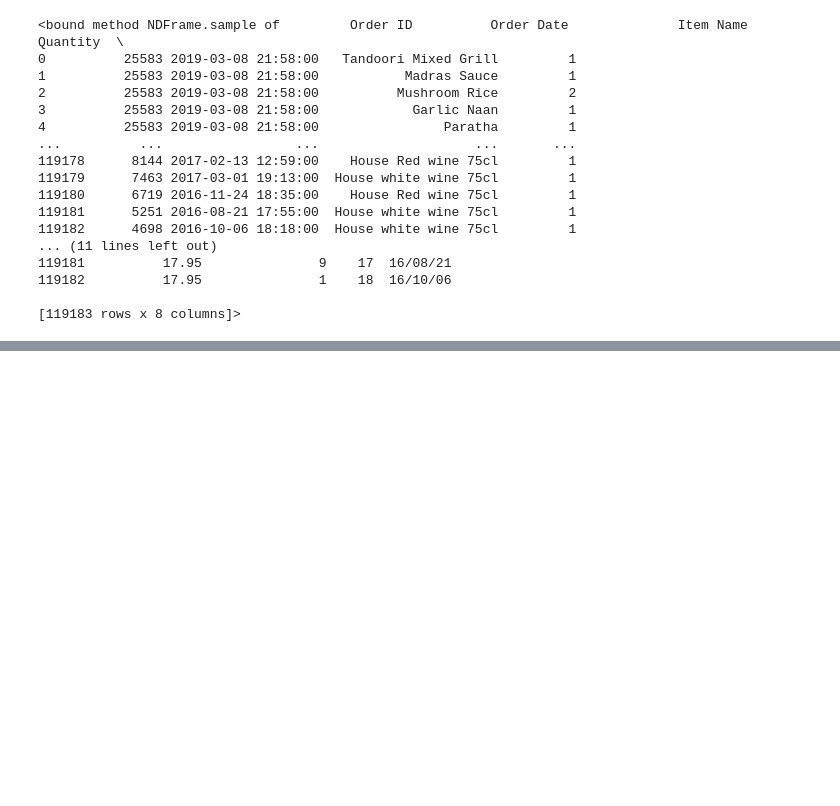
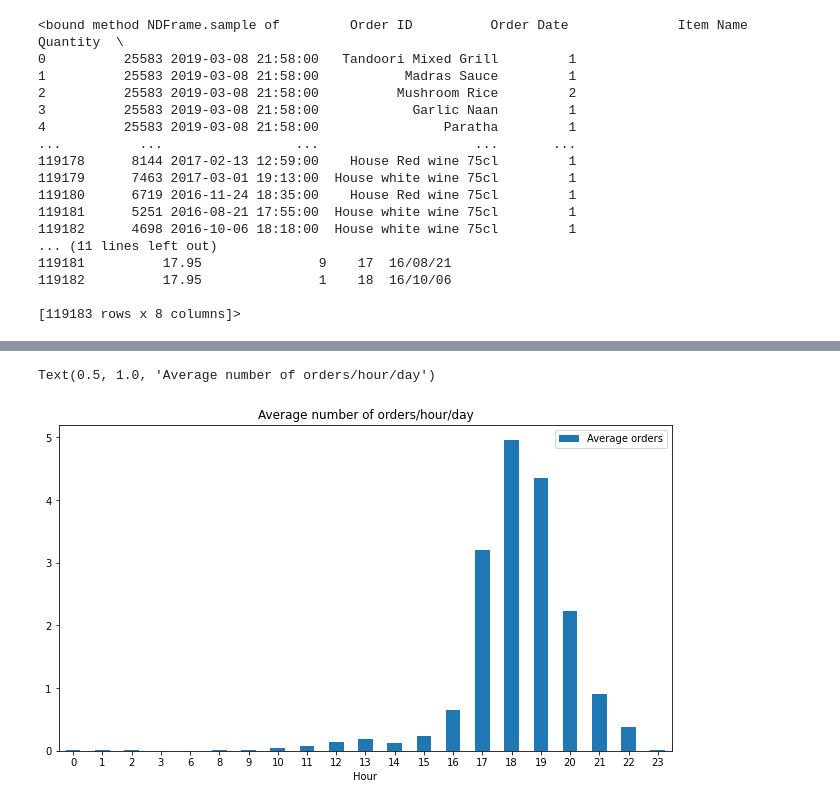
Before and after one commit to DeovratP/Logistic-Regression, a Jupyter notebook: Online_food_delivery_analysis/Online_food_delivery_analysis.ipynb, the cells around one changed output, grey strips where cells are left out. Saved outputs shown, nothing was run; the diff lists cells and outputs as text; code cells hidden in the pictures; blank space fills up the shorter version.

```diff
--- a/Online_food_delivery_analysis/Online_food_delivery_analysis.ipynb
+++ b/Online_food_delivery_analysis/Online_food_delivery_analysis.ipynb
@@ -231,3 +231,14 @@ df.sample
 119182          17.95               1    18  16/10/06
 
 [119183 rows x 8 columns]>
+# %%
+def avg_hour(hour):
+    df_by_hour = df[df['hour'] == hour]
+    avg = len(df_by_hour['Order ID'].unique()) /len(df['date'].unique())
+    return avg
+
+hours = pd.DataFrame(sorted(df['hour'].unique()))
+hours.rename(columns={0:'hour'}, inplace=True)
+hours['Average orders'] = hours['hour'].apply(avg_hour)
+hours.set_index('hour', inplace=True)
+hours
@@ -233,0 +264,7 @@ df.sample
+# %%
+hours.plot.bar(figsize=(11,6), rot=0)
+plt.xlabel('Hour')
+plt.title('Average number of orders/hour/day')
+# %% [output]
+Text(0.5, 1.0, 'Average number of orders/hour/day')
+[figure, added]
```
Also changed, not shown: parts of 12 cells of this notebook.
